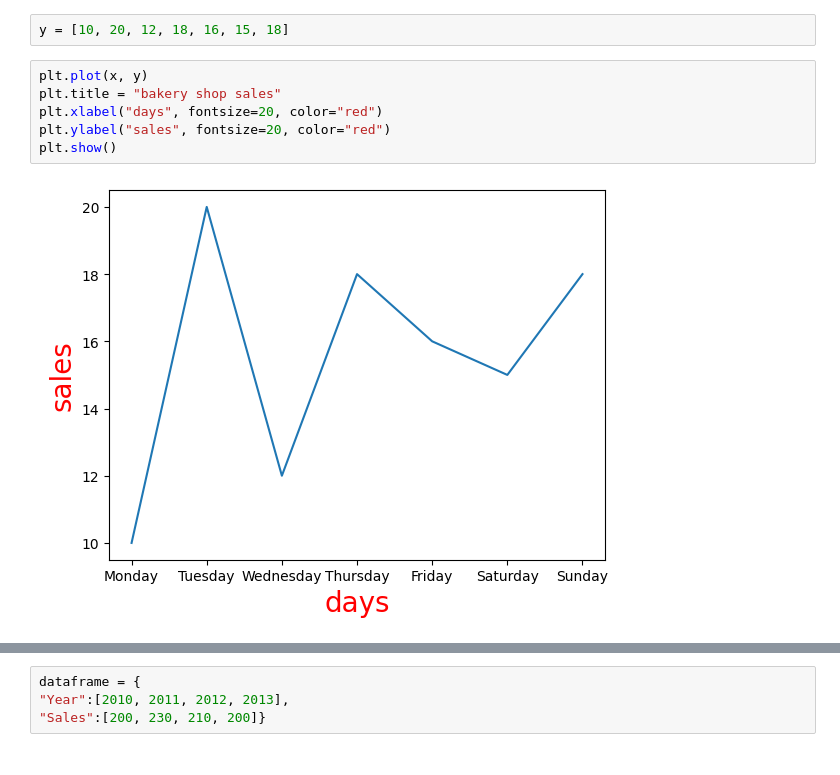
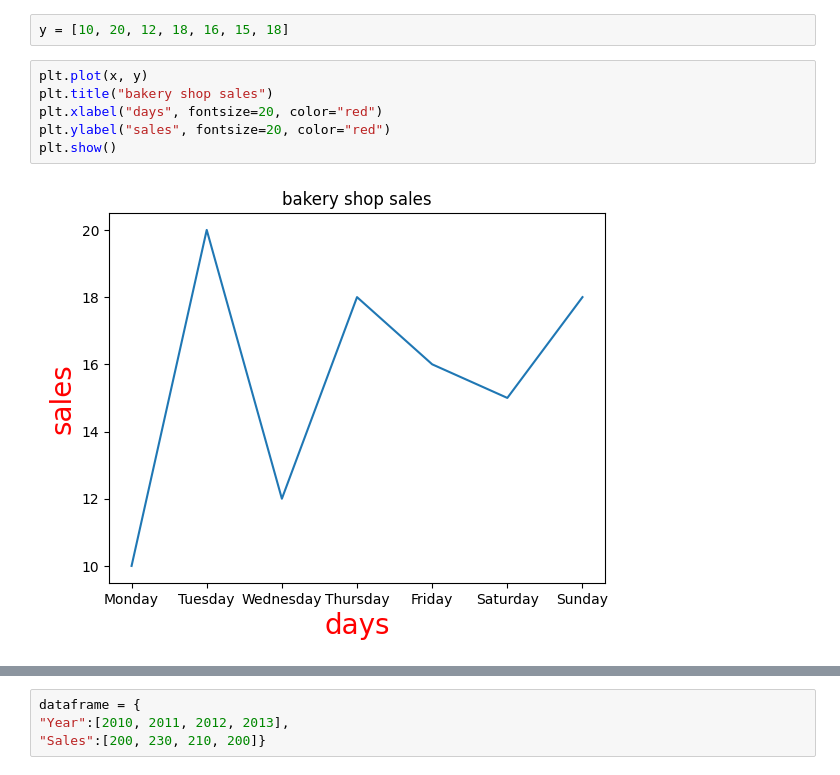
Before and after one commit to Amaansaifidev/Learning-python-for-ai-ml, a Jupyter notebook: Matplotlib-in-python/Mathplotlib.ipynb, the cells around one changed output, grey strips where cells are left out. Drawn from its saved outputs; the diff is of its cells as text.

```diff
--- a/Matplotlib-in-python/Mathplotlib.ipynb
+++ b/Matplotlib-in-python/Mathplotlib.ipynb
@@ -9,11 +9,11 @@ x = ["Monday", "Tuesday", "Wednesday","Thursday","Friday", "Saturday", "Sunday"]
 y = [10, 20, 12, 18, 16, 15, 18]
 # %%
 plt.plot(x, y)
-plt.title = "bakery shop sales"
+plt.title("bakery shop sales")
 plt.xlabel("days", fontsize=20, color="red")
 plt.ylabel("sales", fontsize=20, color="red")
 plt.show()
 # %% [output]
-[figure, old version]
+[figure, new version]
 # %%
 plt.plot(x, y, color="green")
```
Also changed, not shown: parts of 4 cells of this notebook.
